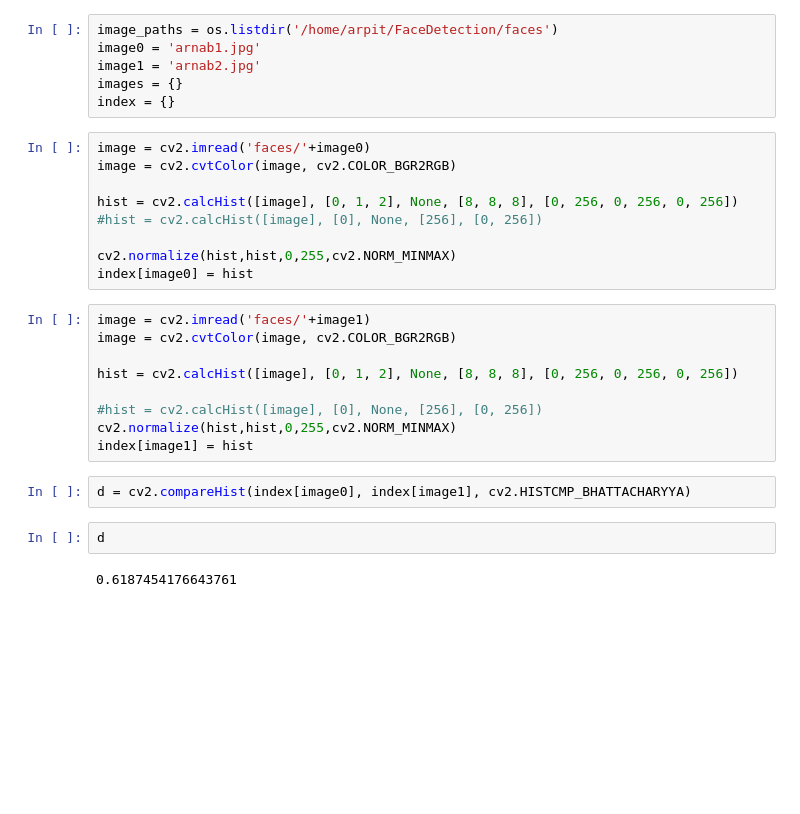
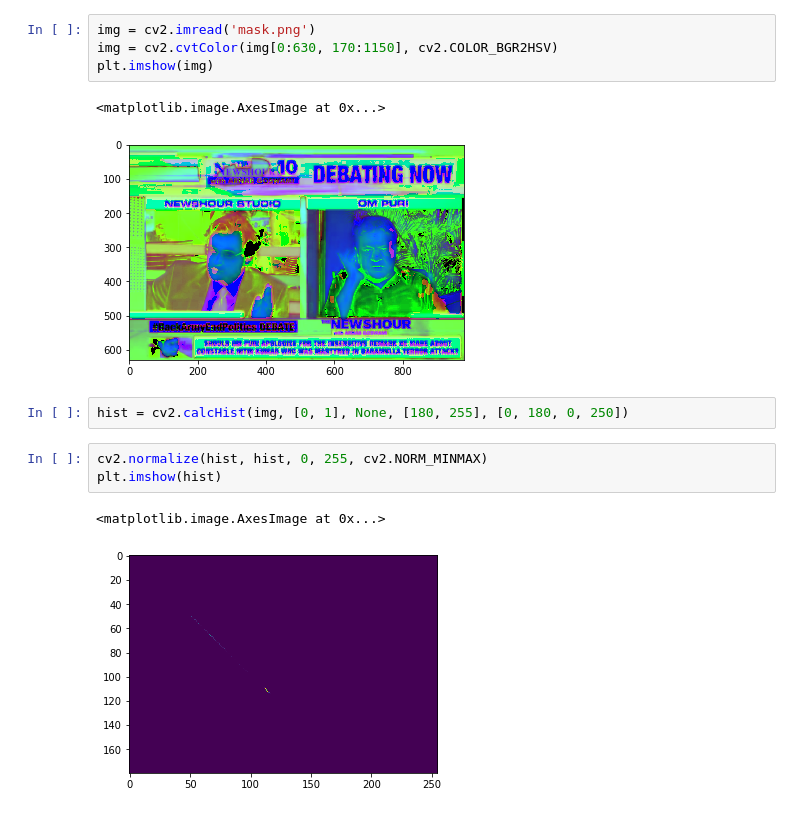
Before and after one commit to s-arpit007/BTP, a Jupyter notebook: Bhattacharyya_Coeff..ipynb, the cells around one changed output. Drawn from its saved outputs; the diff is of its cells as text; blank space fills up the shorter version.

```diff
--- a/Bhattacharyya_Coeff..ipynb
+++ b/Bhattacharyya_Coeff..ipynb
@@ -6,30 +5,15 @@ import matplotlib.pyplot as plt
-# %%
-image_paths = os.listdir('/home/arpit/FaceDetection/faces')
-image0 = 'arnab1.jpg'
-image1 = 'arnab2.jpg'
-images = {}
-index = {}
-# %%
-image = cv2.imread('faces/'+image0)
-image = cv2.cvtColor(image, cv2.COLOR_BGR2RGB)
-
-hist = cv2.calcHist([image], [0, 1, 2], None, [8, 8, 8], [0, 256, 0, 256, 0, 256])
-#hist = cv2.calcHist([image], [0], None, [256], [0, 256])
-
-cv2.normalize(hist,hist,0,255,cv2.NORM_MINMAX)
-index[image0] = hist
-# %%
-image = cv2.imread('faces/'+image1)
-image = cv2.cvtColor(image, cv2.COLOR_BGR2RGB)
-
-hist = cv2.calcHist([image], [0, 1, 2], None, [8, 8, 8], [0, 256, 0, 256, 0, 256])
-
-#hist = cv2.calcHist([image], [0], None, [256], [0, 256])
-cv2.normalize(hist,hist,0,255,cv2.NORM_MINMAX)
-index[image1] = hist
-# %%
-d = cv2.compareHist(index[image0], index[image1], cv2.HISTCMP_BHATTACHARYYA)
-# %%
-d
-# %% [output]
-0.6187454176643761
+# %%
+img = cv2.imread('mask.png')
+img = cv2.cvtColor(img[0:630, 170:1150], cv2.COLOR_BGR2HSV)
+plt.imshow(img)
+# %% [output]
+<matplotlib.image.AxesImage at 0x...>
+[figure, added]
+# %%
+hist = cv2.calcHist(img, [0, 1], None, [180, 255], [0, 180, 0, 250])
+# %%
+cv2.normalize(hist, hist, 0, 255, cv2.NORM_MINMAX)
+plt.imshow(hist)
+# %% [output]
+<matplotlib.image.AxesImage at 0x...>
+[figure, added]
```
Also changed, not shown: parts of 12 cells of this notebook, 2 other files.
